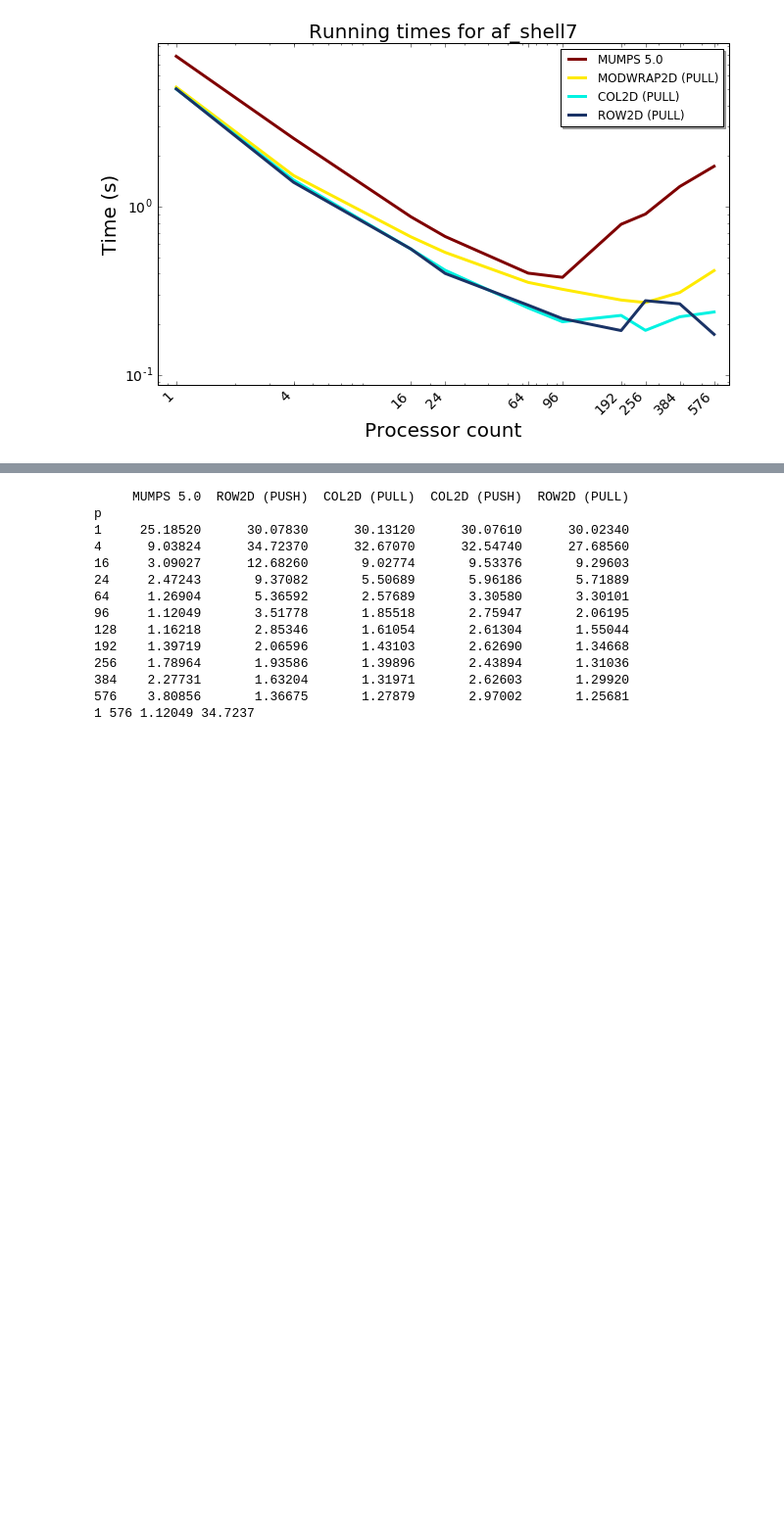
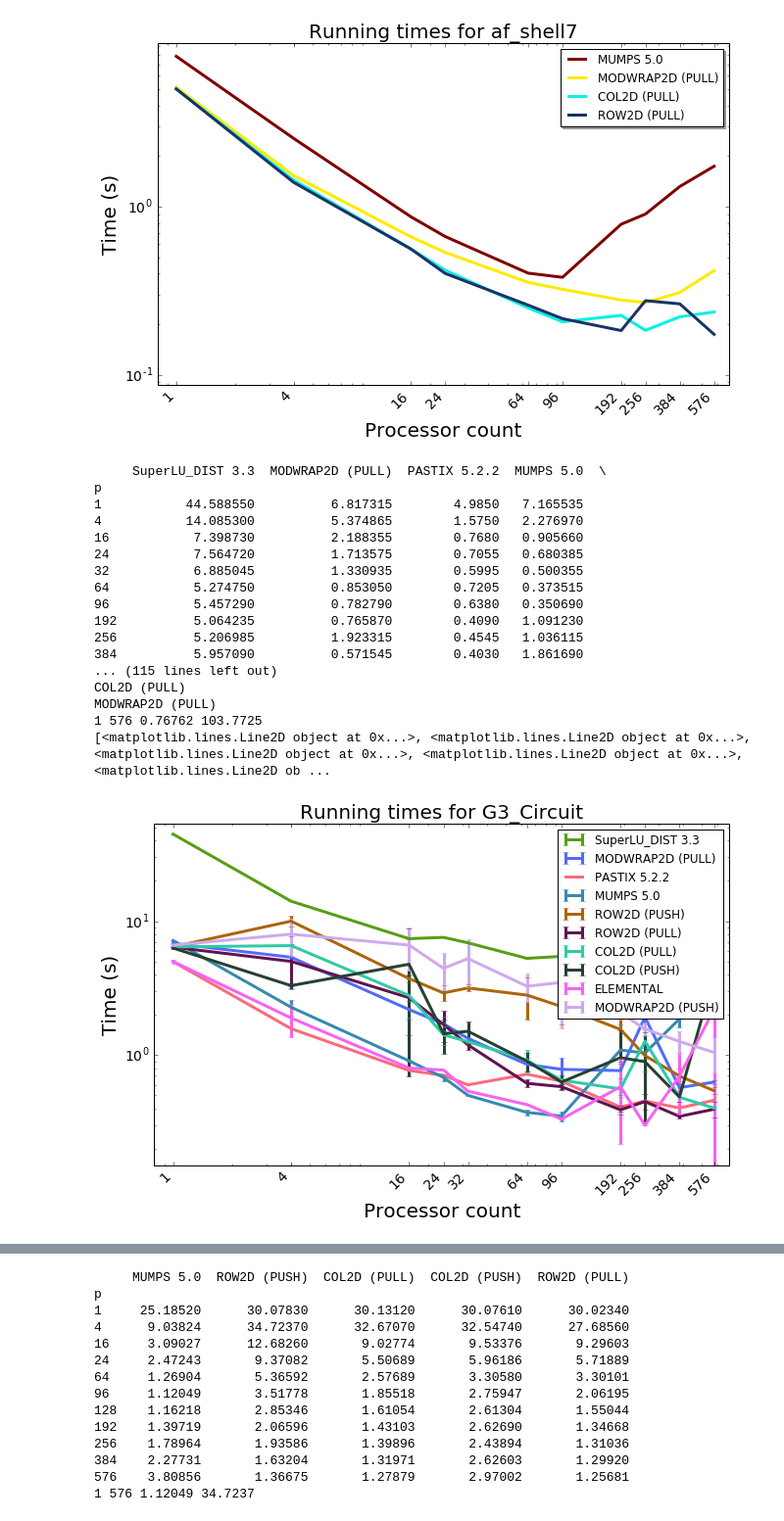
Before and after one commit to symPACK/symPACK, a Jupyter notebook: Results/Sparse Cholesky.ipynb, the cells around one changed output, grey strips where cells are left out. Shown at 98% size. Saved outputs shown, nothing was run; the diff lists cells and outputs as text; code cells hidden in the pictures; blank space fills up the shorter version.

```diff
--- a/Results/Sparse Cholesky.ipynb
+++ b/Results/Sparse Cholesky.ipynb
@@ -17,4 +59,5 @@ Populating the interactive namespace from numpy and matplotlib
 # %%
+from collections import OrderedDict
 
 
 
@@ -47,11 +90,12 @@ def GetStrongScaling(pdSerie,matrixname,showLegend=True,outdirpgf='',outdirpdf='
     for col in columns:
         color = colors[i%len(colors)]
         hasErrorBar = np.all(stdevs[col].notnull())
-        print hasErrorBar
-        #if(hasErrorBar):
-        #    ax.errorbar(means.index, means[col], yerr=stdevs[col], label=col,linewidth=3,markersize=8)
-        #else:
-        ax.plot(means.index, means[col], label=col,linewidth=3,markersize=8,color=color)
+        #print hasErrorBar
+        print col
+        if(hasErrorBar):
+            ax.errorbar(means.index, means[col], yerr=stdevs[col].values, label=col,linewidth=3,markersize=8,color=color)
+        else:
+            ax.plot(means.index, means[col], label=col,linewidth=3,markersize=8,color=color)
         i=i+1
 
     #setup axis limits
@@ -80,8 +124,14 @@ def GetStrongScaling(pdSerie,matrixname,showLegend=True,outdirpgf='',outdirpdf='
 
 
     if(showLegend):
+
         #legend = ax.legend(loc='lower left', shadow=True)
-        legend = ax.legend(loc='upper right', shadow=True)
+        #legend = ax.legend(loc='upper right', shadow=True)
+        handles, labels = ax.get_legend_handles_labels()
+        by_label = OrderedDict(zip(labels, handles))
+        print handles
+        #legend = ax.legend(loc='upper right',shadow=True,by_label.values(), by_label.keys())
+        legend = ax.legend(by_label.values(), by_label.keys())
         frame  = legend.get_frame()
         frame.set_facecolor('1')
 
@@ -546,3 +615,29 @@ True
 [figure]
 [figure]
 [figure]
+# %%
+af = GetData('G3_Circuit_cori/02-16-16/G3_Circuit_cori.csv')
+fig,ax = GetStrongScaling(af,'G3_Circuit','pgf')
+af = GetData('af_shell7_cori/02-16-16/af_shell7_cori.csv')
+fig,ax = GetStrongScaling(af,'af_shell7','pgf')
+af = GetData('boneS10_cori2/02-16-16/boneS10_cori2.csv')
+fig,ax = GetStrongScaling(af,'boneS10','pgf')
+# %% [output]
+     SuperLU_DIST 3.3  MODWRAP2D (PULL)  PASTIX 5.2.2  MUMPS 5.0  \
+p
+1           44.588550          6.817315        4.9850   7.165535
+4           14.085300          5.374865        1.5750   2.276970
+16           7.398730          2.188355        0.7680   0.905660
+24           7.564720          1.713575        0.7055   0.680385
+32           6.885045          1.330935        0.5995   0.500355
+64           5.274750          0.853050        0.7205   0.373515
+96           5.457290          0.782790        0.6380   0.350690
+192          5.064235          0.765870        0.4090   1.091230
+256          5.206985          1.923315        0.4545   1.036115
+384          5.957090          0.571545        0.4030   1.861690
+... (115 lines left out)
+COL2D (PULL)
+MODWRAP2D (PULL)
+1 576 0.76762 103.7725
+[<matplotlib.lines.Line2D object at 0x...>, <matplotlib.lines.Line2D object at 0x...>, <matplotlib.lines.Line2D object at 0x...>, <matplotlib.lines.Line2D object at 0x...>, <matplotlib.lines.Line2D ob ...
+[figure, added]
```
Also changed, not shown: parts of 3 cells of this notebook, 8 other files.
